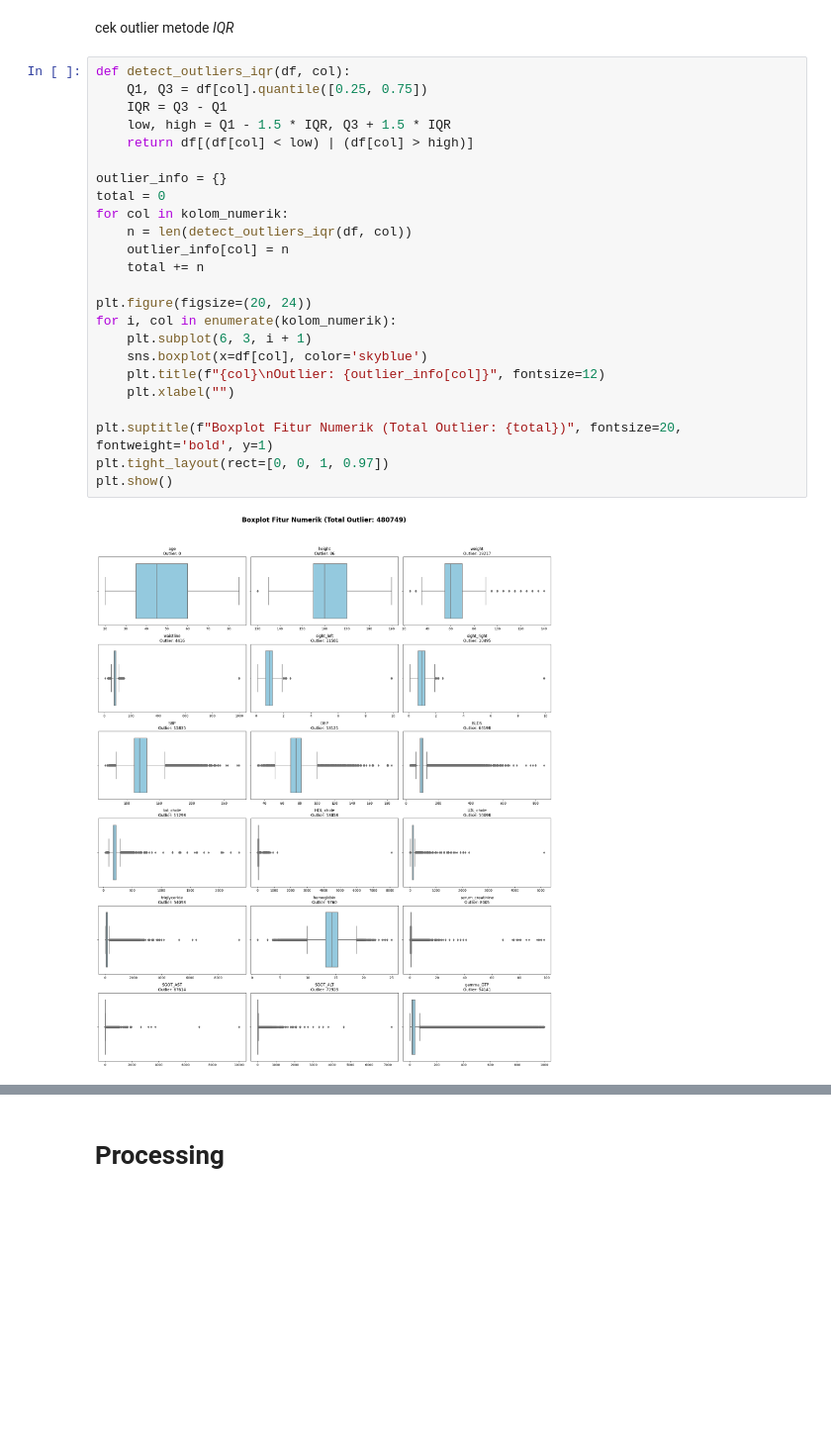
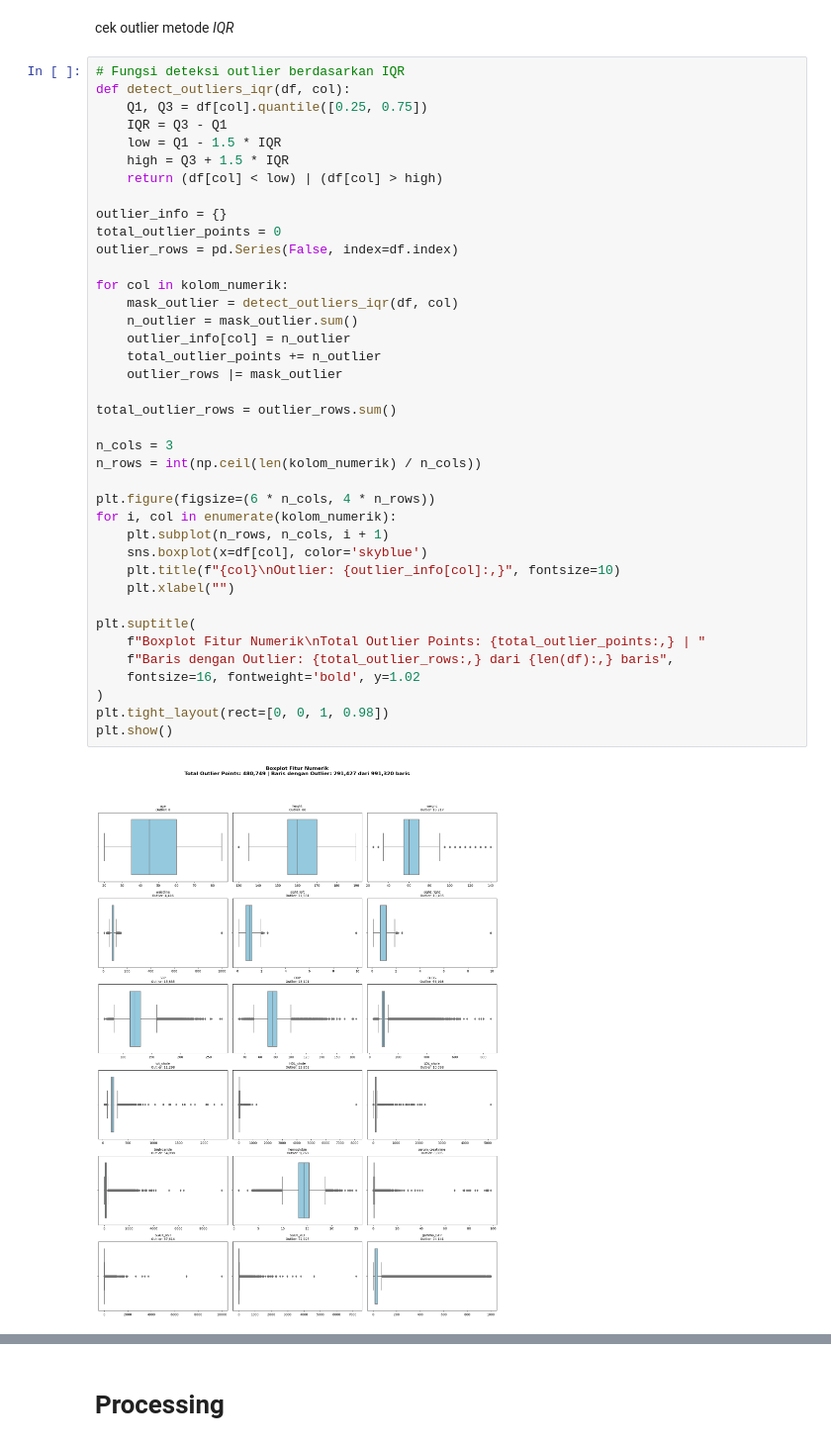
Before and after one commit to retnnoo/smoking_drinking_classification, a Jupyter notebook: classification-of-alcohol-drinkers.ipynb, the cells around one changed output, grey strips where cells are left out. Shown: that part at 99% size. Cells and saved outputs as stored; diff of their text form; blank space fills up the shorter version.

```diff
--- a/classification-of-alcohol-drinkers.ipynb
+++ b/classification-of-alcohol-drinkers.ipynb
@@ -139,28 +139,43 @@ kategorikal = ['sex', 'hear_left','hear_right', 'SMK_stat_type_cd','urine_protei
 # %% [markdown]
 cek outlier metode *IQR*
 # %%
+# Fungsi deteksi outlier berdasarkan IQR
 def detect_outliers_iqr(df, col):
     Q1, Q3 = df[col].quantile([0.25, 0.75])
     IQR = Q3 - Q1
-    low, high = Q1 - 1.5 * IQR, Q3 + 1.5 * IQR
-    return df[(df[col] < low) | (df[col] > high)]
+    low = Q1 - 1.5 * IQR
+    high = Q3 + 1.5 * IQR
+    return (df[col] < low) | (df[col] > high)
 
 outlier_info = {}
-total = 0
+total_outlier_points = 0
+outlier_rows = pd.Series(False, index=df.index)
+
 for col in kolom_numerik:
-    n = len(detect_outliers_iqr(df, col))
-    outlier_info[col] = n
-    total += n
+    mask_outlier = detect_outliers_iqr(df, col)
+    n_outlier = mask_outlier.sum()
+    outlier_info[col] = n_outlier
+    total_outlier_points += n_outlier
+    outlier_rows |= mask_outlier
 
-plt.figure(figsize=(20, 24))
+total_outlier_rows = outlier_rows.sum()
+
+n_cols = 3
+n_rows = int(np.ceil(len(kolom_numerik) / n_cols))
+
+plt.figure(figsize=(6 * n_cols, 4 * n_rows))
 for i, col in enumerate(kolom_numerik):
-    plt.subplot(6, 3, i + 1)
+    plt.subplot(n_rows, n_cols, i + 1)
     sns.boxplot(x=df[col], color='skyblue')
-    plt.title(f"{col}\nOutlier: {outlier_info[col]}", fontsize=12)
+    plt.title(f"{col}\nOutlier: {outlier_info[col]:,}", fontsize=10)
     plt.xlabel("")
 
-plt.suptitle(f"Boxplot Fitur Numerik (Total Outlier: {total})", fontsize=20, fontweight='bold', y=1)
-plt.tight_layout(rect=[0, 0, 1, 0.97])
+plt.suptitle(
+    f"Boxplot Fitur Numerik\nTotal Outlier Points: {total_outlier_points:,} | "
+    f"Baris dengan Outlier: {total_outlier_rows:,} dari {len(df):,} baris",
+    fontsize=16, fontweight='bold', y=1.02
+)
+plt.tight_layout(rect=[0, 0, 1, 0.98])
 plt.show()
 # %% [output]
-[figure, old version]
+[figure, new version]
```
Also changed, not shown: parts of 24 cells of this notebook.
